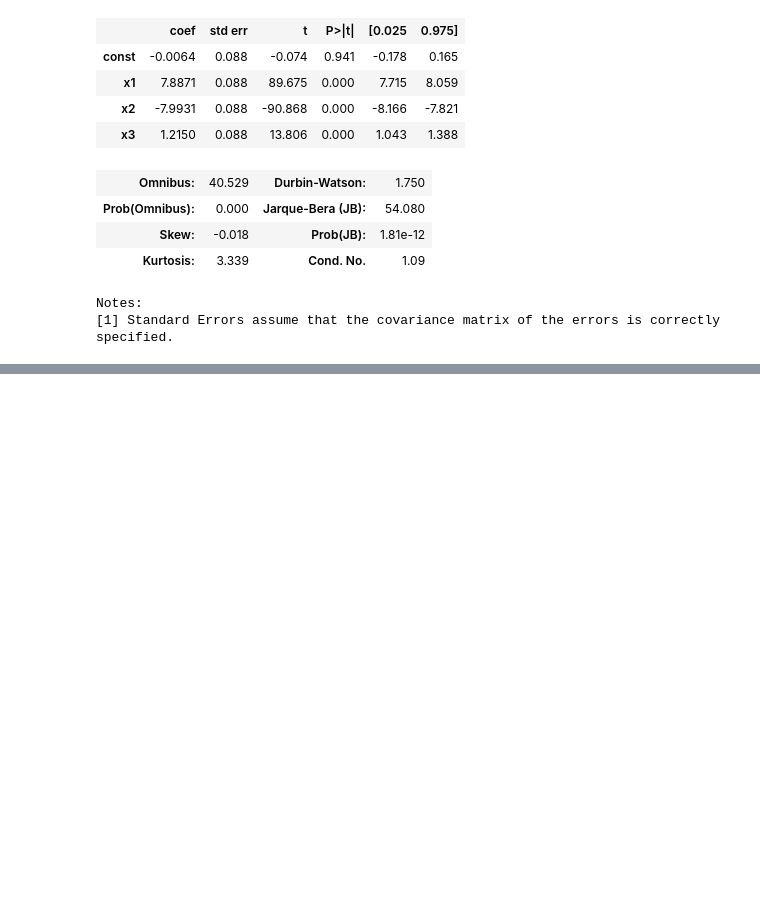
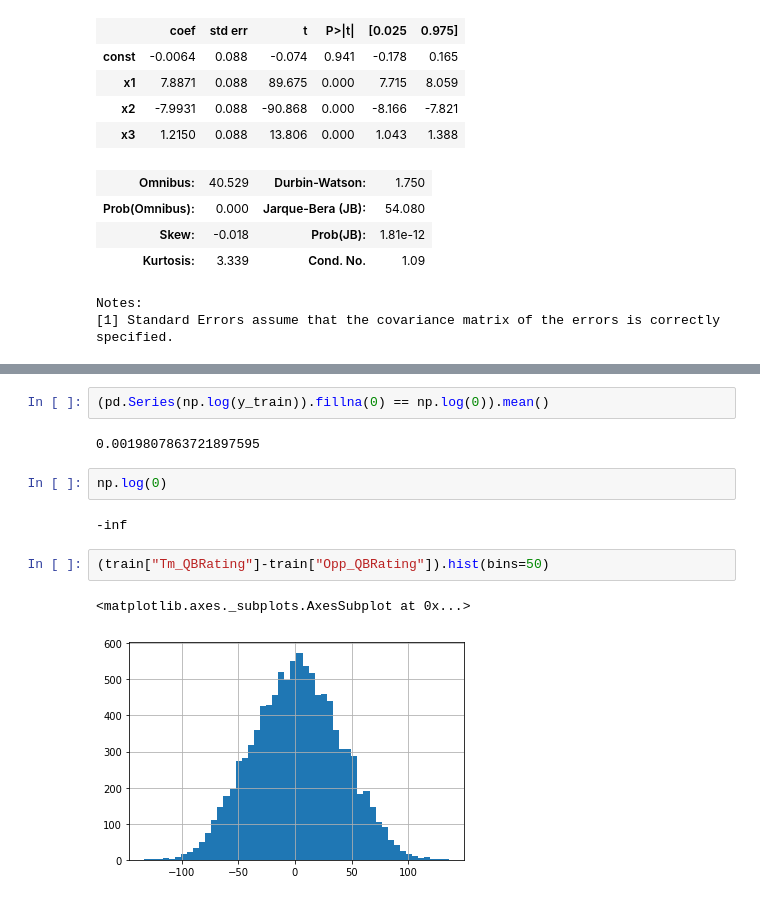
Before and after one commit to sujeetyeramareddy9/NFL-Analysis, a Jupyter notebook: src/Sujeet_EDA.ipynb, the cells around one changed output, grey strips where cells are left out. Drawn from its saved outputs; the diff is of its cells as text; blank space fills up the shorter version.

```diff
--- a/src/Sujeet_EDA.ipynb
+++ b/src/Sujeet_EDA.ipynb
@@ -148,0 +177,13 @@ Notes:
+# %%
+(pd.Series(np.log(y_train)).fillna(0) == np.log(0)).mean()
+# %% [output]
+0.0019807863721897595
+# %%
+np.log(0)
+# %% [output]
+-inf
+# %%
+(train["Tm_QBRating"]-train["Opp_QBRating"]).hist(bins=50)
+# %% [output]
+<matplotlib.axes._subplots.AxesSubplot at 0x...>
+[figure, added]
```
Also changed, not shown: parts of 7 cells of this notebook, 7 other files.
